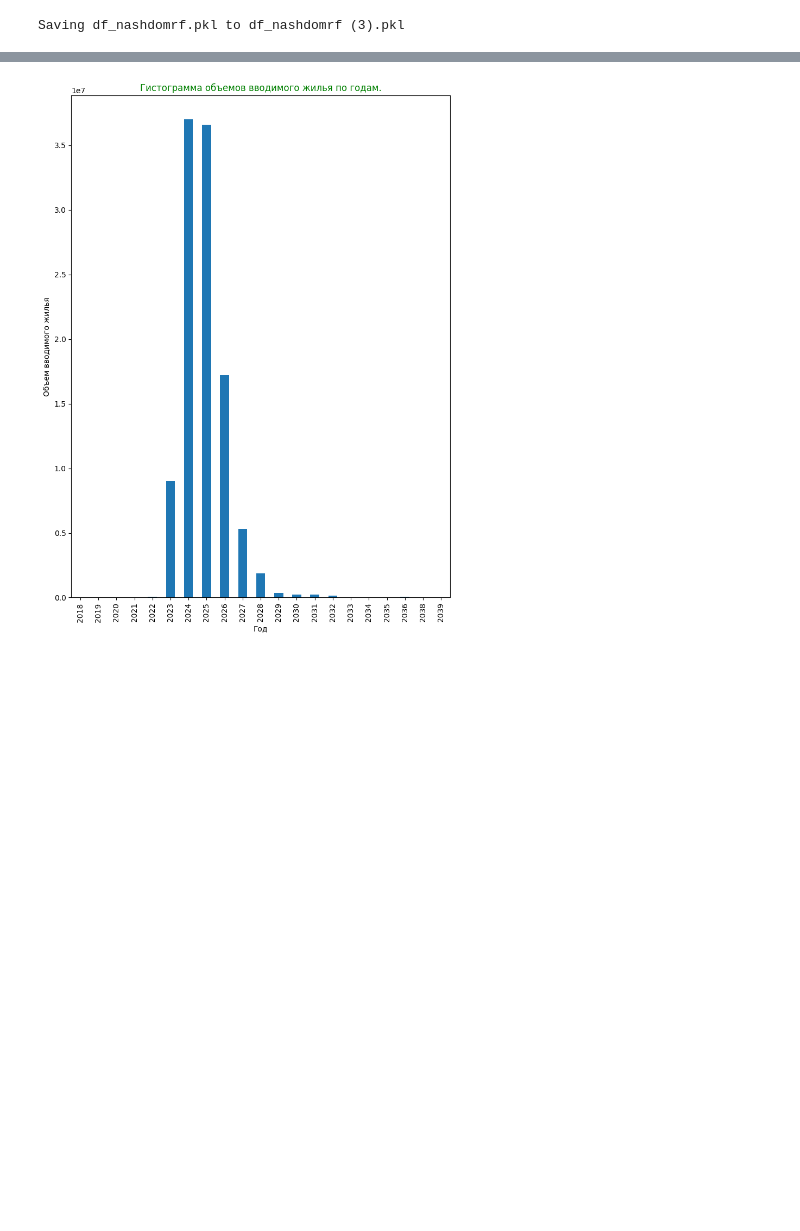
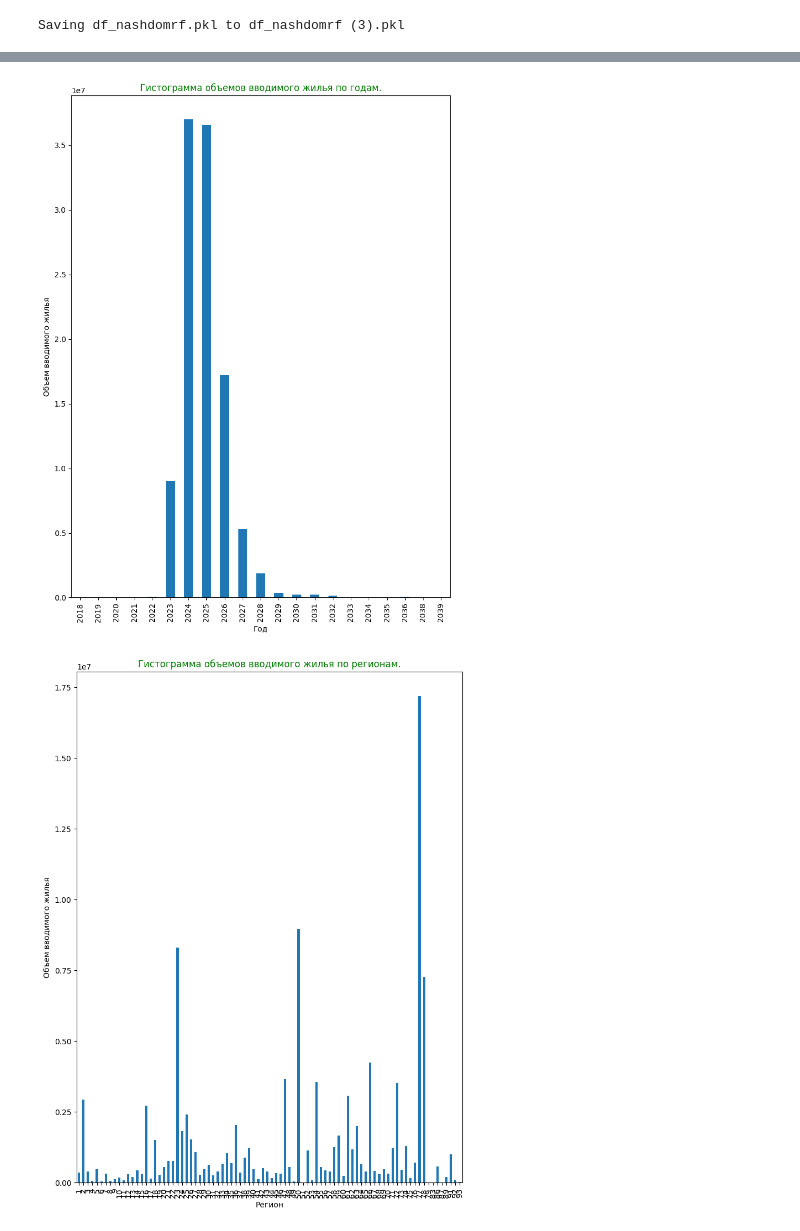
Before and after one commit to NtimTim/DS_School_Home_Work, a Jupyter notebook: Hometask/Task3_dmrf_OOP.ipynb, the cells around one changed output, grey strips where cells are left out. Saved outputs shown, nothing was run; the diff lists cells and outputs as text; code cells hidden in the pictures; blank space fills up the shorter version.

```diff
--- a/Hometask/Task3_dmrf_OOP.ipynb
+++ b/Hometask/Task3_dmrf_OOP.ipynb
@@ -109,10 +109,20 @@ class Visualiser():
     plt.xlabel('Год')
     plt.ylabel('Объем вводимого жилья')
     plt.show()
+
+  def make_region_histogram(self):
+    df_region = self.data.groupby(['region'], as_index=True)['objSquareLiving'].sum()
+    df_region.plot(kind='bar')
+    plt.title('Гистограмма объемов вводимого жилья по регионам.', size = 12, color = 'g')
+    plt.xlabel('Регион')
+    plt.ylabel('Объем вводимого жилья')
+    plt.show()
 # %%
 vl = Visualiser(dl.data)
 vl.make_boxplot()
 vl.make_year_histogram()
+vl.make_region_histogram()
 # %% [output]
 [figure]
 [figure]
+[figure, added]
```
